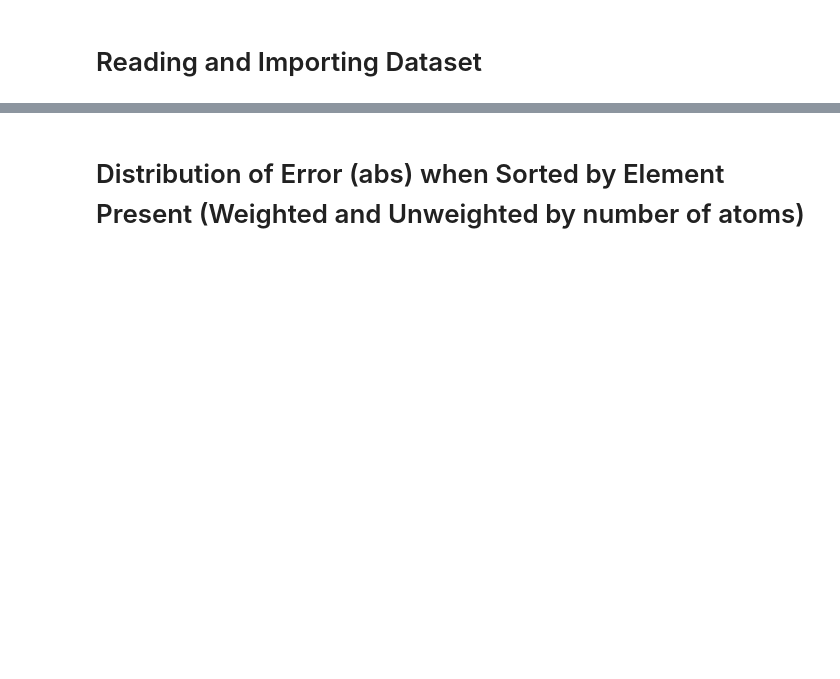
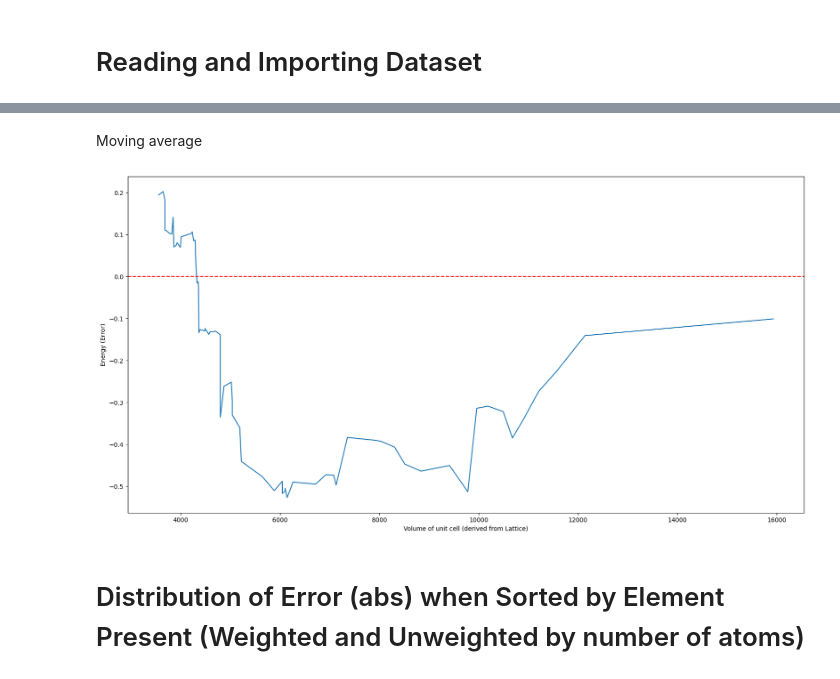
Before and after one commit to kimolijones/A-Star-is-born, a Jupyter notebook: main.ipynb, the cells around one changed output, grey strips where cells are left out. Cells and saved outputs as stored; diff of their text form; code cells hidden in the pictures; blank space fills up the shorter version.

```diff
--- a/main.ipynb
+++ b/main.ipynb
@@ -307,3 +284,15 @@ sort_plot_df(df, "volume of unit cell (derived from Lattice)", plot_type="bar")
+# %% [markdown]
+Moving average
+# %%
+plt.figure(figsize=(FIGURE_SIZE_X,FIGURE_SIZE_Y))
+plt.xlabel("Volume of unit cell (derived from Lattice)")
+plt.ylabel("Energy (Error)")
+#plt.ylim(-0.5*df["energy (error)"].abs().max(), 0.5*df["energy (error)"].abs().max())
+plt.plot(df_sorted["volume of unit cell (derived from Lattice)"], df_sorted['energy (error)'].rolling(30).mean())
+plt.axhline(y=0, color='r', linestyle='--')
+plt.show()
+# %% [output]
+[figure, added]
 # %% [markdown]
 # Distribution of Error (abs) when Sorted by Element Present (Weighted and Unweighted by number of atoms)
 # %%
```
Also changed, not shown: parts of 12 cells of this notebook, 1 other file.
